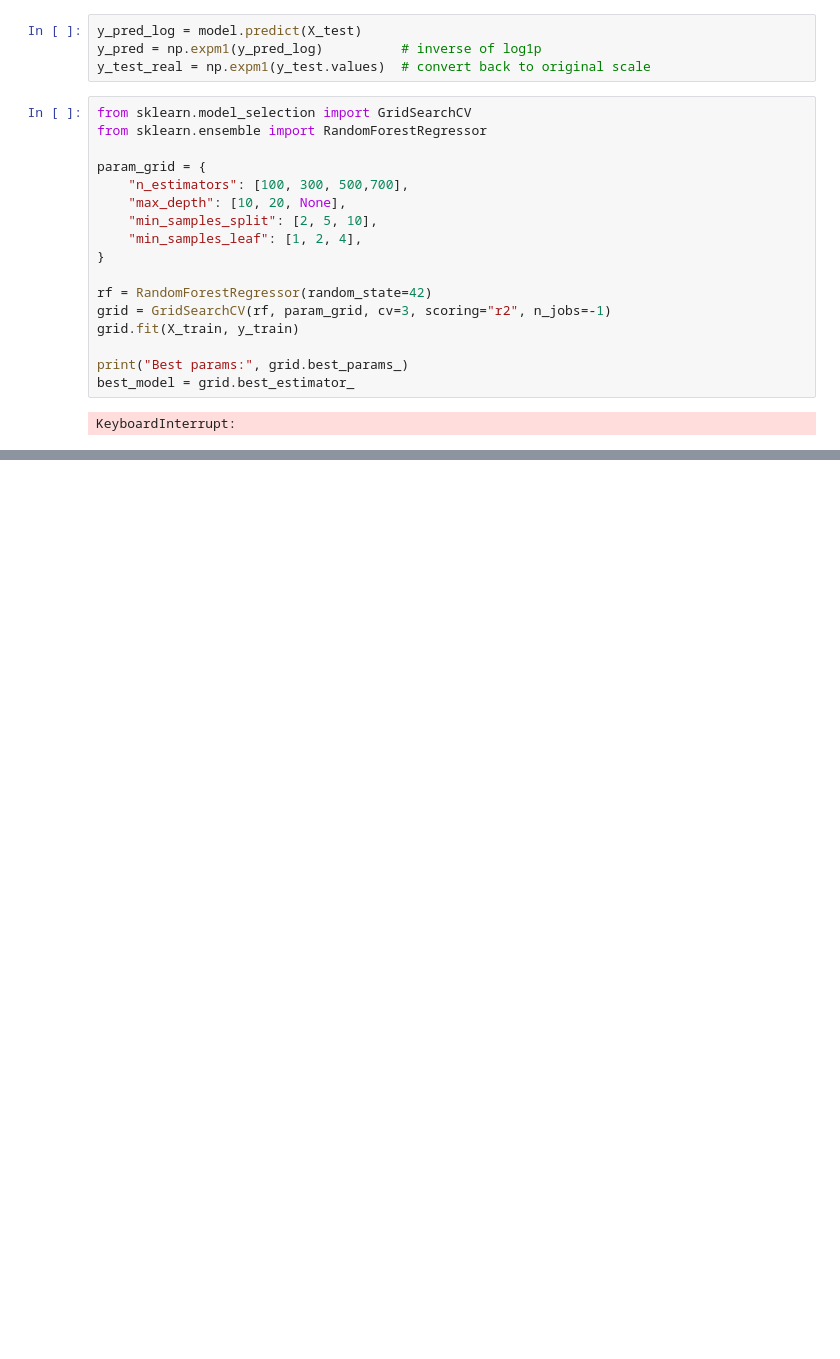
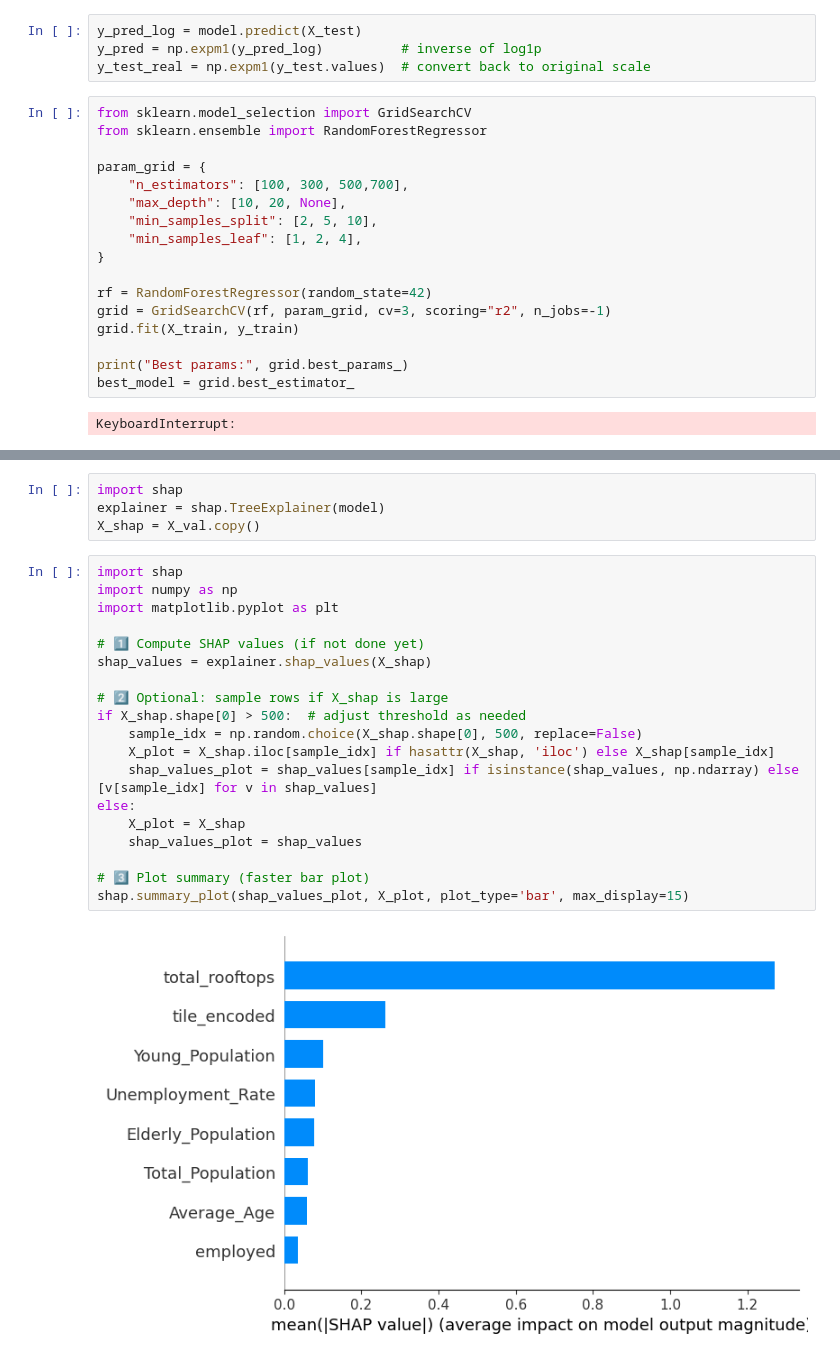
Before and after one commit to AhmedElsherif04/SolarPanelMunich, a Jupyter notebook: Training/rfr.ipynb, the cells around one changed output, grey strips where cells are left out. Cells and saved outputs as stored; diff of their text form; blank space fills up the shorter version.

```diff
--- a/Training/rfr.ipynb
+++ b/Training/rfr.ipynb
@@ -129,0 +131,25 @@ plt.show()
+# %%
+import shap
+explainer = shap.TreeExplainer(model)
+X_shap = X_val.copy()
+# %%
+import shap
+import numpy as np
+import matplotlib.pyplot as plt
+
+# 1️⃣ Compute SHAP values (if not done yet)
+shap_values = explainer.shap_values(X_shap)
+
+# 2️⃣ Optional: sample rows if X_shap is large
+if X_shap.shape[0] > 500:  # adjust threshold as needed
+    sample_idx = np.random.choice(X_shap.shape[0], 500, replace=False)
+    X_plot = X_shap.iloc[sample_idx] if hasattr(X_shap, 'iloc') else X_shap[sample_idx]
+    shap_values_plot = shap_values[sample_idx] if isinstance(shap_values, np.ndarray) else [v[sample_idx] for v in shap_values]
+else:
+    X_plot = X_shap
+    shap_values_plot = shap_values
+
+# 3️⃣ Plot summary (faster bar plot)
+shap.summary_plot(shap_values_plot, X_plot, plot_type='bar', max_display=15)
+# %% [output]
+[figure, added]
```
Also changed, not shown: parts of 4 cells of this notebook, 4 other files.
